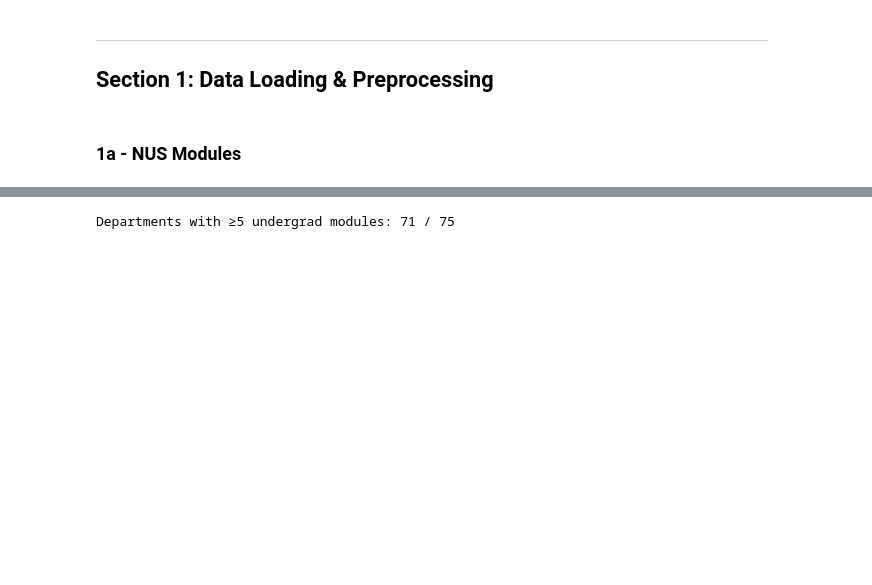
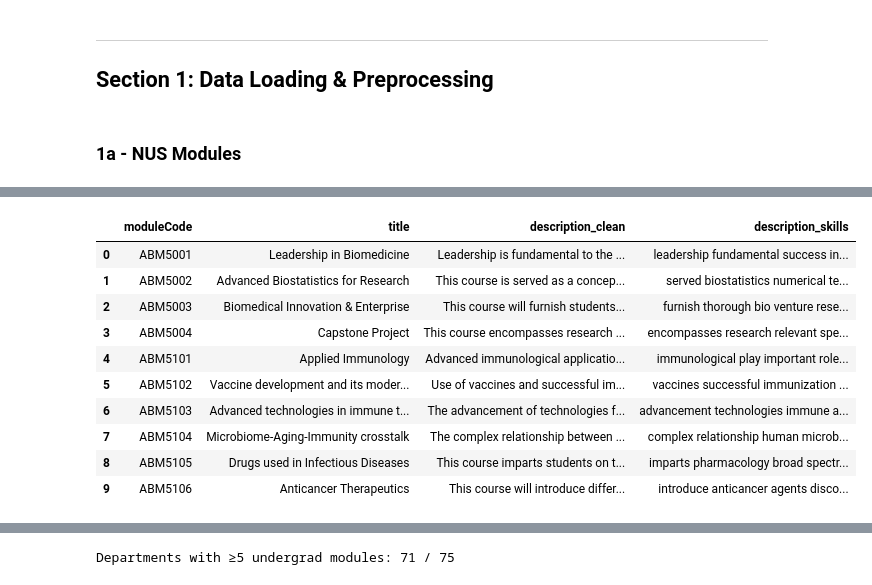
Before and after one commit to marcussyeo/DSA4264-Text-Group-3, a Jupyter notebook: notebooks/nus.ipynb, the cells around one changed output, grey strips where cells are left out. Saved outputs shown, nothing was run; the diff lists cells and outputs as text; code cells hidden in the pictures; blank space fills up the shorter version.

```diff
--- a/notebooks/nus.ipynb
+++ b/notebooks/nus.ipynb
@@ -118,0 +180,38 @@ Departments: 86
+# %%
+def clean_for_skills(text):
+    if not isinstance(text, str) or not text.strip():
+        return ''
+
+    # remove phrases
+    text = remove_phrases(text)
+
+    # keep only letters/numbers/spaces
+    text = re.sub(r'[^a-z0-9\s]', ' ', text)
+
+    # normalize spaces
+    text = re.sub(r'\s+', ' ', text).strip()
+
+    # remove stopwords
+    tokens = [
+        word for word in text.split()
+        if word not in custom_stopwords
+        and len(word) > 2
+        and not word.isdigit()
+    ]
+
+    return ' '.join(tokens)
+
+modules_clean['description_skills'] = modules_clean['description_clean'].apply(clean_for_skills)
+modules_clean[['moduleCode', 'title', 'description_clean', 'description_skills']].head(10)
+# %% [output]
+|  | moduleCode | title | description_clean | description_skills |
+| 0 | ABM5001 | Leadership in Biomedicine | Leadership is fundamental to the ... | leadership fundamental success in... |
+| 1 | ABM5002 | Advanced Biostatistics for Research | This course is served as a concep... | served biostatistics numerical te... |
+| 2 | ABM5003 | Biomedical Innovation & Enterprise | This course will furnish students... | furnish thorough bio venture rese... |
+| 3 | ABM5004 | Capstone Project | This course encompasses research ... | encompasses research relevant spe... |
+| 4 | ABM5101 | Applied Immunology | Advanced immunological applicatio... | immunological play important role... |
+| 5 | ABM5102 | Vaccine development and its moder... | Use of vaccines and successful im... | vaccines successful immunization ... |
+| 6 | ABM5103 | Advanced technologies in immune t... | The advancement of technologies f... | advancement technologies immune a... |
+| 7 | ABM5104 | Microbiome-Aging-Immunity crosstalk | The complex relationship between ... | complex relationship human microb... |
+| 8 | ABM5105 | Drugs used in Infectious Diseases | This course imparts students on t... | imparts pharmacology broad spectr... |
+| 9 | ABM5106 | Anticancer Therapeutics | This course will introduce differ... | introduce anticancer agents disco... |
```
Also changed, not shown: parts of 4 cells of this notebook, 1 other file.
